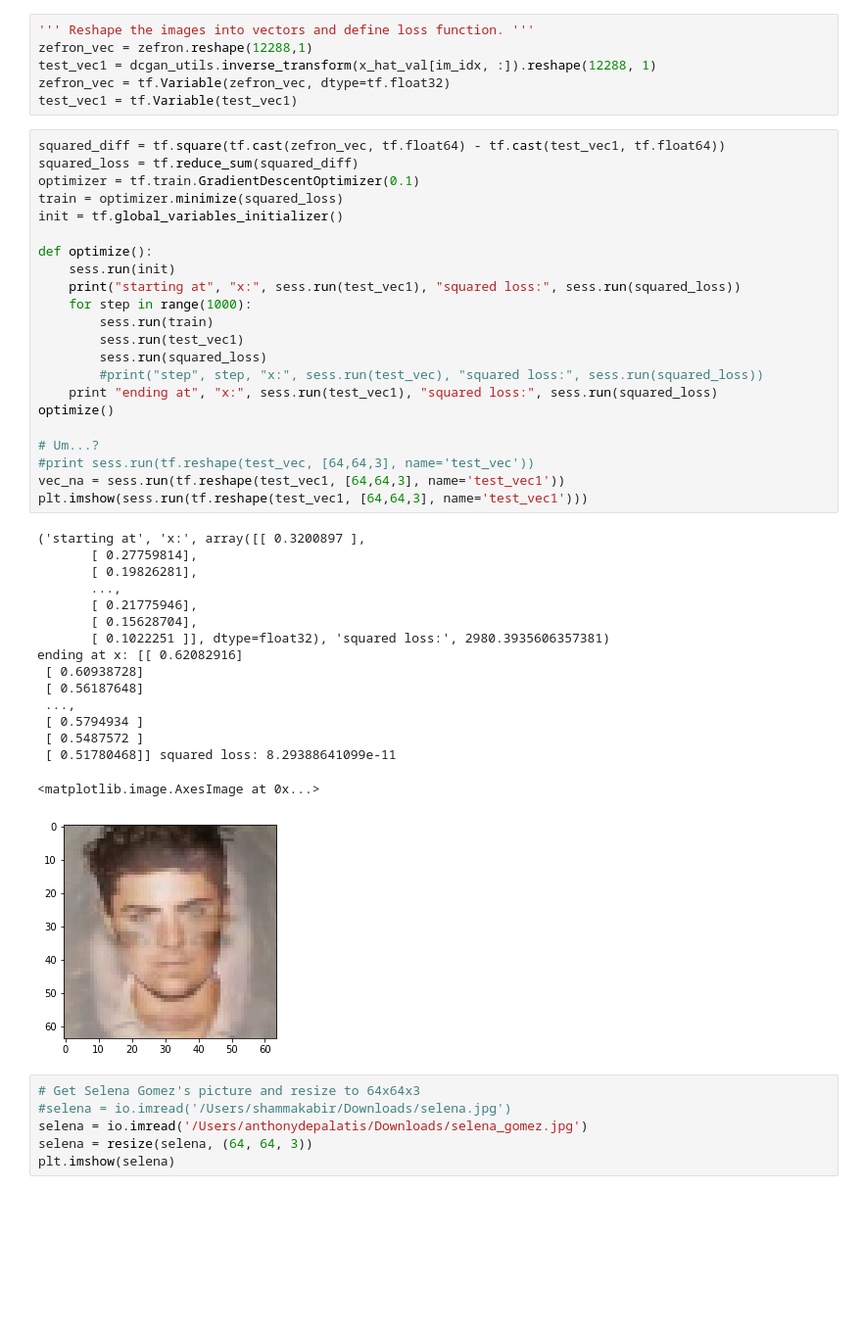
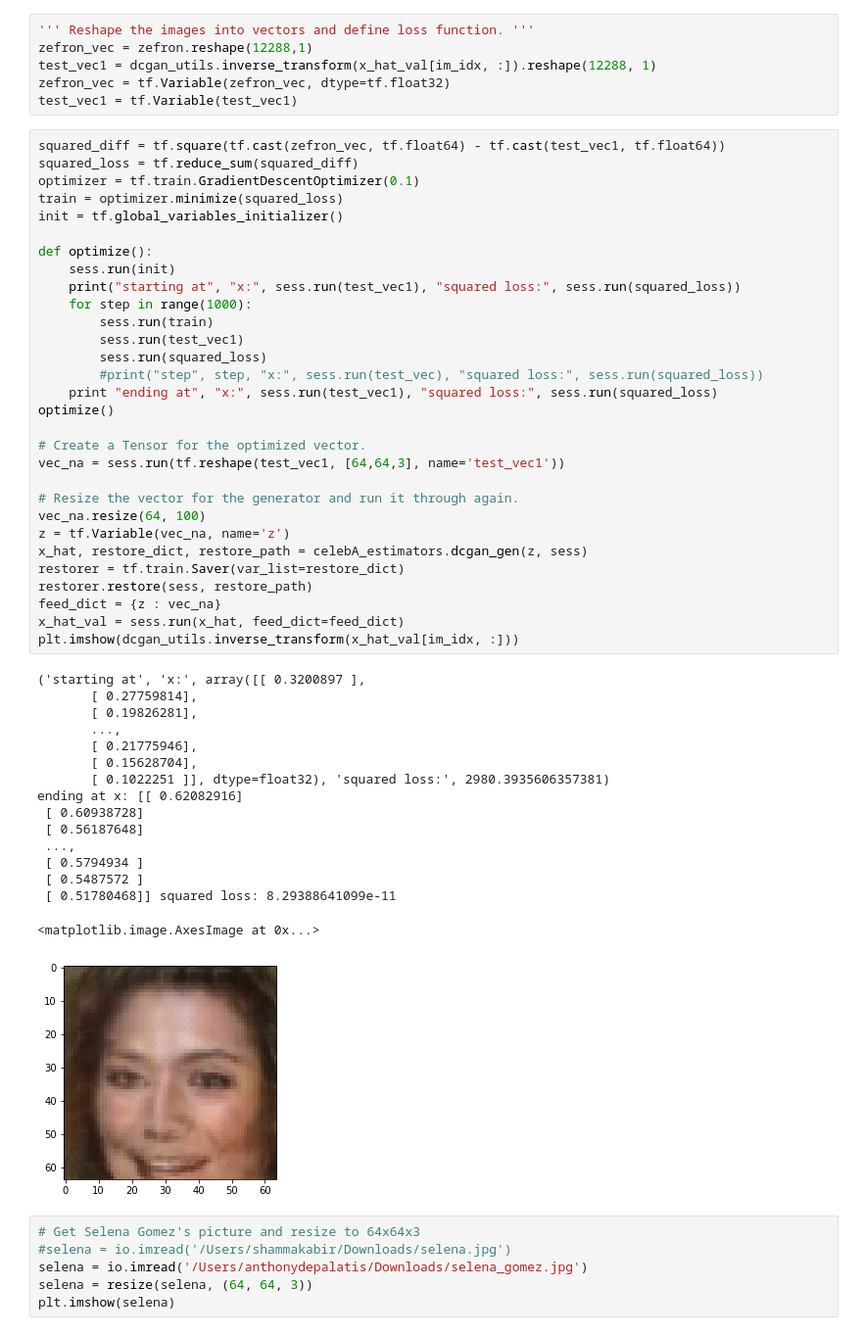
Before and after one commit to adepalatis/EE379K, a Jupyter notebook: Lab7/nn_compsensing/tfupgraded_src/my_DCGAN1.ipynb, the cells around one changed output. Shown at 98% size. Saved outputs shown, nothing was run; the diff lists cells and outputs as text; blank space fills up the shorter version.

Commit message:
Actually putting vectors into the GAN now for problems 2-4.

```diff
--- a/Lab7/nn_compsensing/tfupgraded_src/my_DCGAN1.ipynb
+++ b/Lab7/nn_compsensing/tfupgraded_src/my_DCGAN1.ipynb
@@ -66,37 +66,45 @@ train = optimizer.minimize(squared_loss)
 init = tf.global_variables_initializer()
 
 def optimize():
     sess.run(init)
     print("starting at", "x:", sess.run(test_vec1), "squared loss:", sess.run(squared_loss))
     for step in range(1000):
         sess.run(train)
         sess.run(test_vec1)
         sess.run(squared_loss)
         #print("step", step, "x:", sess.run(test_vec), "squared loss:", sess.run(squared_loss))
     print "ending at", "x:", sess.run(test_vec1), "squared loss:", sess.run(squared_loss)
 optimize()
 
-# Um...?
-#print sess.run(tf.reshape(test_vec, [64,64,3], name='test_vec'))
+# Create a Tensor for the optimized vector.
 vec_na = sess.run(tf.reshape(test_vec1, [64,64,3], name='test_vec1'))
-plt.imshow(sess.run(tf.reshape(test_vec1, [64,64,3], name='test_vec1')))
+
+# Resize the vector for the generator and run it through again.
+vec_na.resize(64, 100)
+z = tf.Variable(vec_na, name='z')
+x_hat, restore_dict, restore_path = celebA_estimators.dcgan_gen(z, sess)
+restorer = tf.train.Saver(var_list=restore_dict)
+restorer.restore(sess, restore_path)
+feed_dict = {z : vec_na}
+x_hat_val = sess.run(x_hat, feed_dict=feed_dict)
+plt.imshow(dcgan_utils.inverse_transform(x_hat_val[im_idx, :]))
 # %% [output]
 ('starting at', 'x:', array([[ 0.3200897 ],
        [ 0.27759814],
        [ 0.19826281],
        ...,
        [ 0.21775946],
        [ 0.15628704],
        [ 0.1022251 ]], dtype=float32), 'squared loss:', 2980.3935606357381)
 ending at x: [[ 0.62082916]
  [ 0.60938728]
  [ 0.56187648]
  ...,
  [ 0.5794934 ]
  [ 0.5487572 ]
  [ 0.51780468]] squared loss: 8.29388641099e-11
 <matplotlib.image.AxesImage at 0x...>
-[figure, old version]
+[figure, new version]
 # %%
 # Get Selena Gomez's picture and resize to 64x64x3
 #selena = io.imread('/Users/shammakabir/Downloads/selena.jpg')
```
Also changed, not shown: parts of 2 cells of this notebook.
